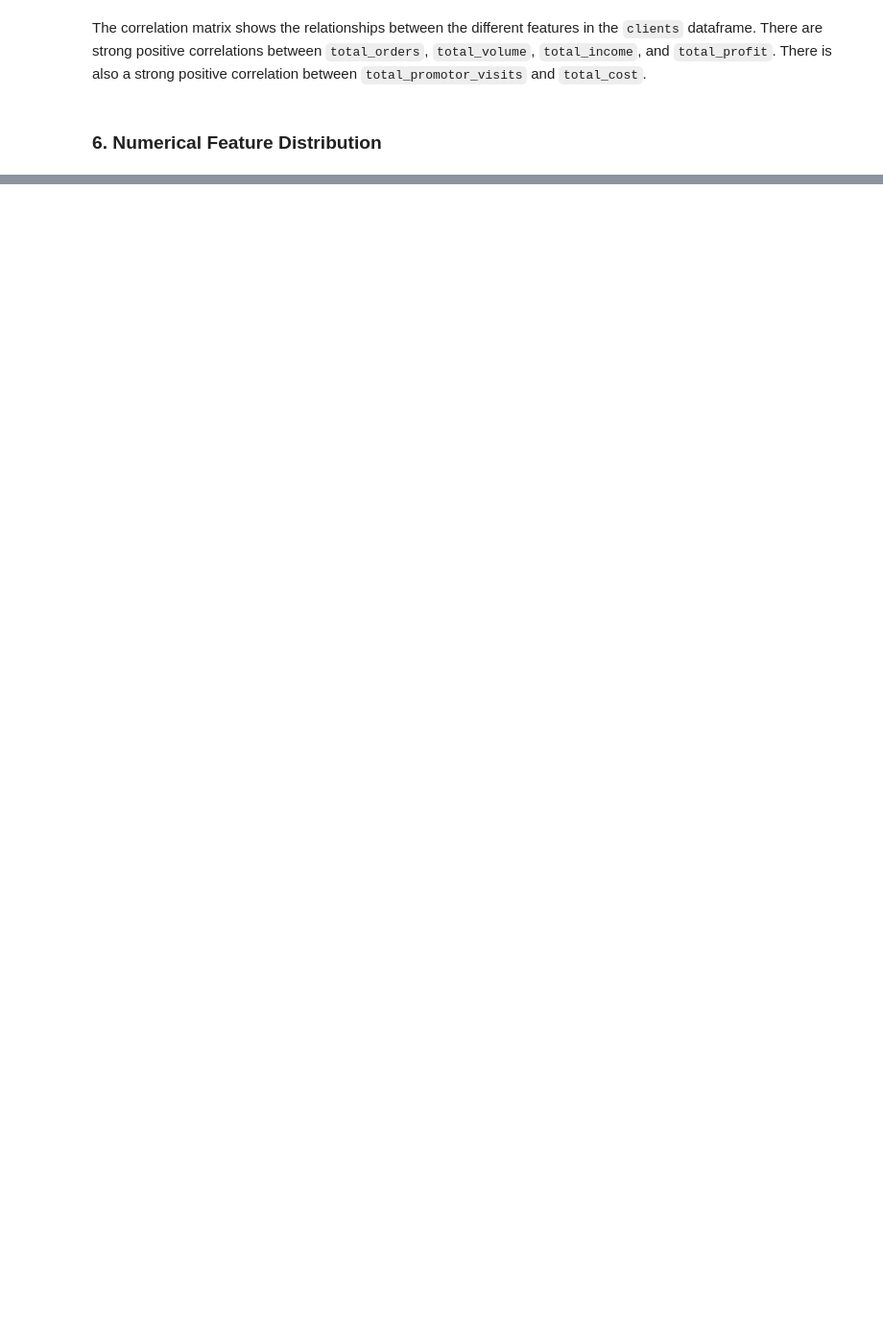
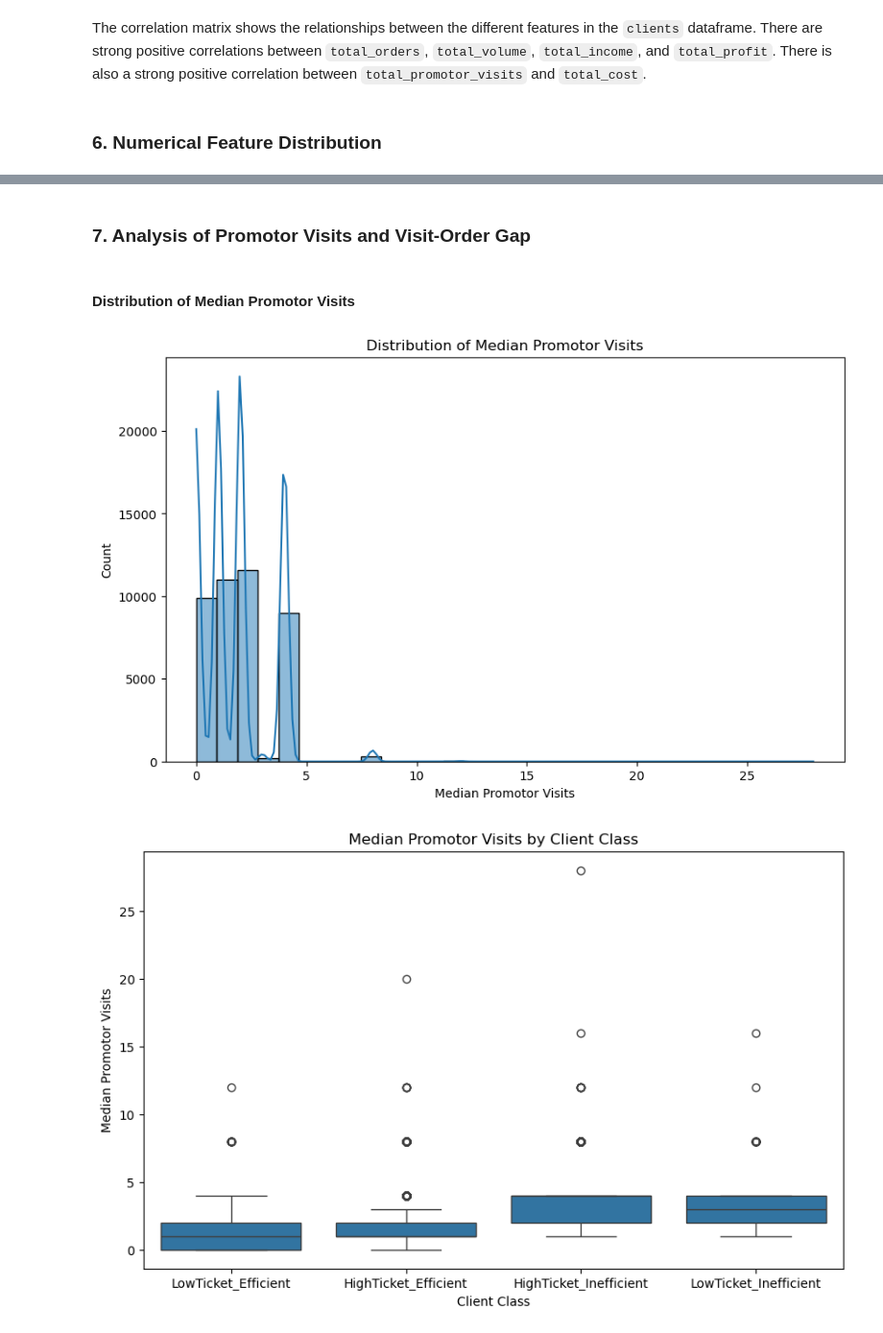
Before and after one commit to adriansotomora/capstone_project, a Jupyter notebook: scripts/eda_analysis.ipynb, the cells around one changed output, grey strips where cells are left out. Shown at 96% size. Cells and saved outputs as stored; diff of their text form; code cells hidden in the pictures; blank space fills up the shorter version.

Commit message:
added eda analysis

```diff
--- a/scripts/eda_analysis.ipynb
+++ b/scripts/eda_analysis.ipynb
@@ -57,0 +101,21 @@ plt.show()
+# %% [markdown]
+### 7. Analysis of Promotor Visits and Visit-Order Gap
+# %% [markdown]
+#### Distribution of Median Promotor Visits
+# %%
+plt.figure(figsize=(10, 6))
+sns.histplot(clients['median_promotor_visits'], bins=30, kde=True)
+plt.title('Distribution of Median Promotor Visits')
+plt.xlabel('Median Promotor Visits')
+plt.ylabel('Count')
+plt.show()
+
+plt.figure(figsize=(10, 6))
+sns.boxplot(x='class', y='median_promotor_visits', data=clients)
+plt.title('Median Promotor Visits by Client Class')
+plt.xlabel('Client Class')
+plt.ylabel('Median Promotor Visits')
+plt.show()
+# %% [output]
+[figure, added]
+[figure, added]
```
Also changed, not shown: parts of 16 cells of this notebook, 1 other file.
